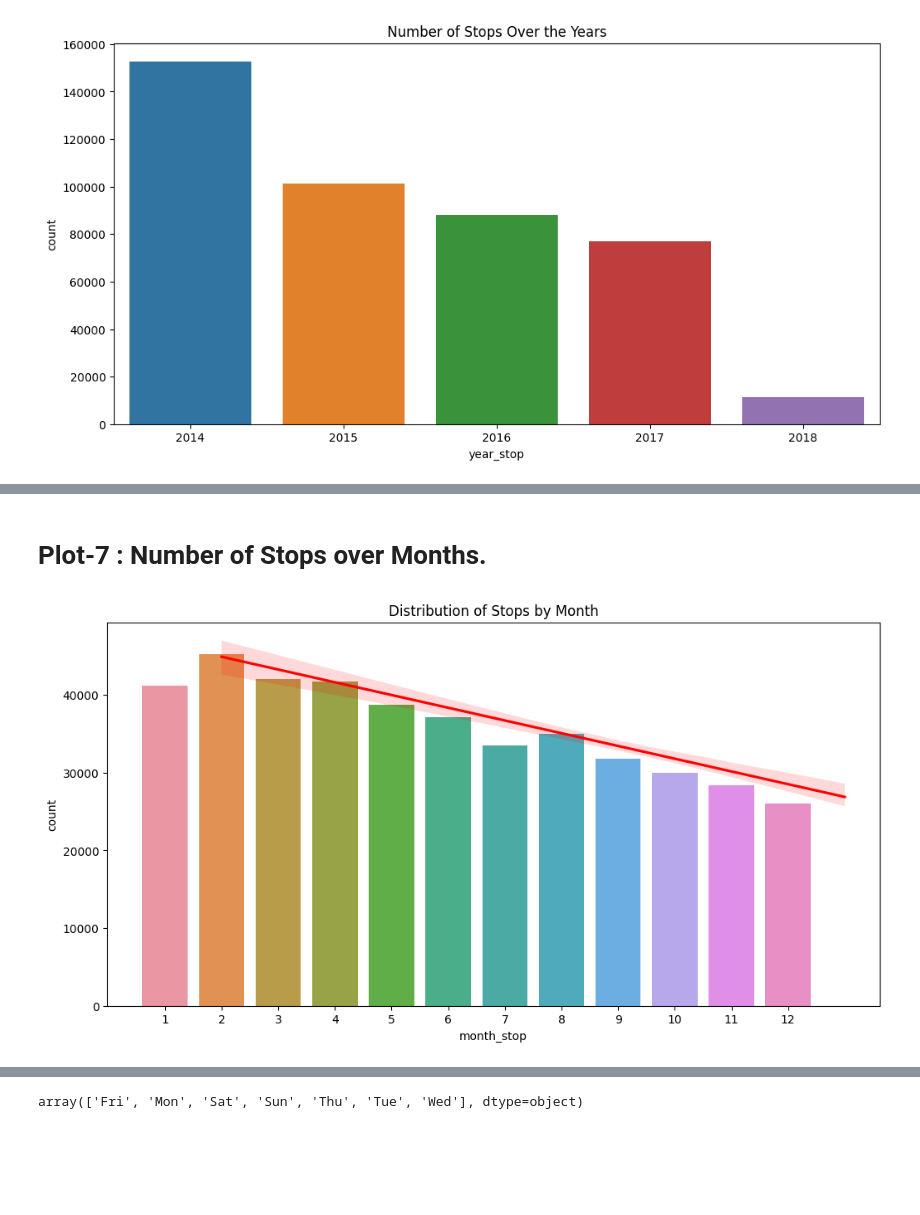
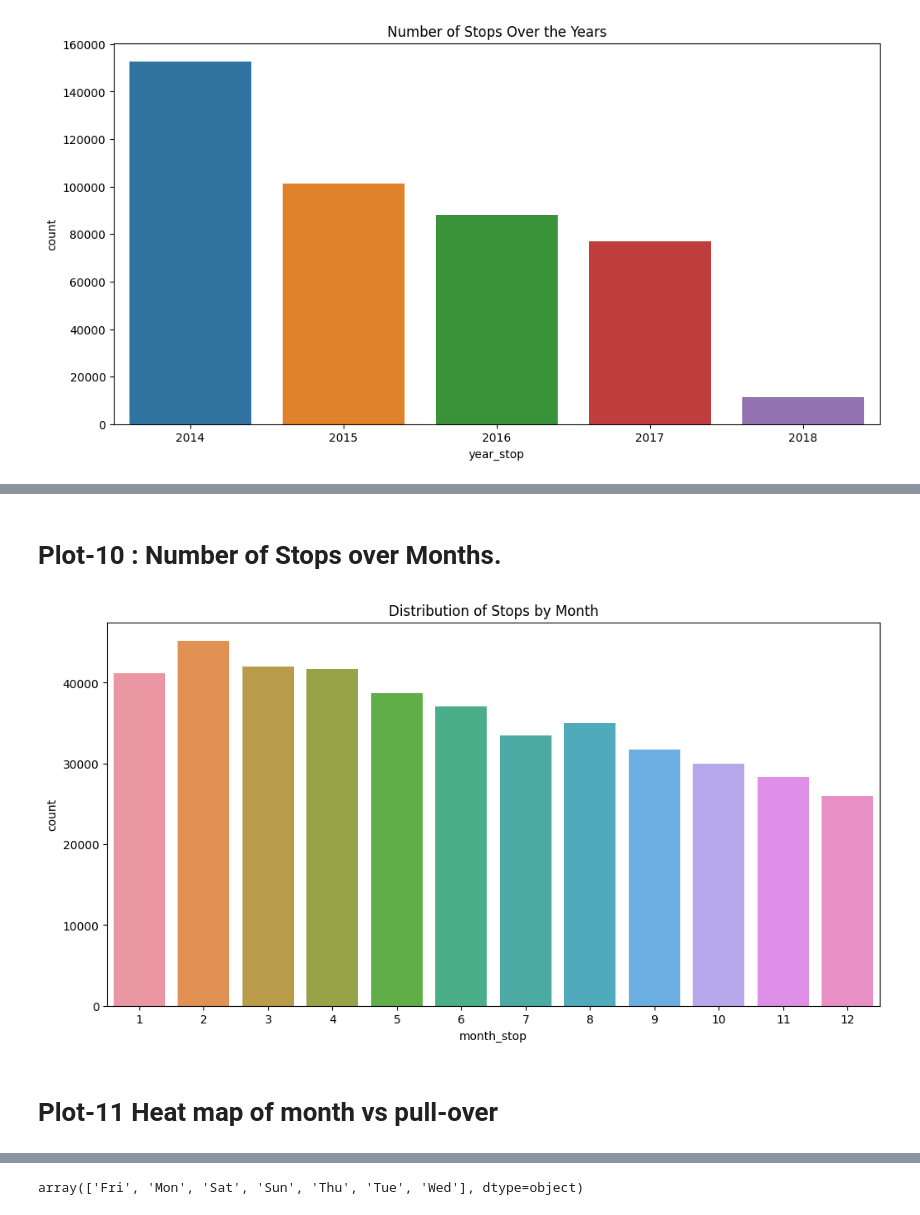
Before and after one commit to ParamChordiya/ECE143-UCSD-GROUP-5, a Jupyter notebook: final-plot.ipynb, the cells around one changed output, grey strips where cells are left out. Drawn from its saved outputs; the diff is of its cells as text; code cells hidden in the pictures; blank space fills up the shorter version.

```diff
--- a/final-plot.ipynb
+++ b/final-plot.ipynb
@@ -148,0 +157,10 @@ plt.show()
+# %%
+sex_map={
+    0:'MALE',
+    1: 'FEMALE',
+    2: 'UNKNOWN'
+}
+
+df['subject_sex'] = df['subject_sex'].map(sex_map)
+
+subject_sex_counts = df['subject_sex'].value_counts()
@@ -177,0 +190,5 @@ plt.show()
+# %%
+# Create age bins
+age_bins = [0, 18, 25, 35, 45, 55, 65, 75, 100]
+age_labels = ['0-18', '19-25', '26-35', '36-45', '46-55', '56-65', '66-75', '76+']
+df['age_group'] = pd.cut(df['subject_age'], bins=age_bins, labels=age_labels, right=False)
@@ -207,14 +249,16 @@ plt.show()
 # %% [markdown]
-# Plot-7 : Number of Stops over Months.
+# Plot-10 : Number of Stops over Months.
 # %%
 # Plotting the distribution of stops by month
 plt.figure(figsize=(12, 6))
 sns.countplot(x='month_stop', data=df)
 plt.title('Distribution of Stops by Month')
 
 # Adding a trendline using regplot
-sns.regplot(x=df['month_stop'].value_counts().index, y=df['month_stop'].value_counts().values, scatter=False, color='red')
+#sns.regplot(x=df['month_stop'].value_counts().index, y=df['month_stop'].value_counts().values, scatter=False)
 
 plt.show()
 # %% [output]
-[figure, old version]
+[figure, new version]
+# %% [markdown]
+# Plot-11 Heat map of month vs pull-over
```
Also changed, not shown: parts of 35 cells of this notebook.
